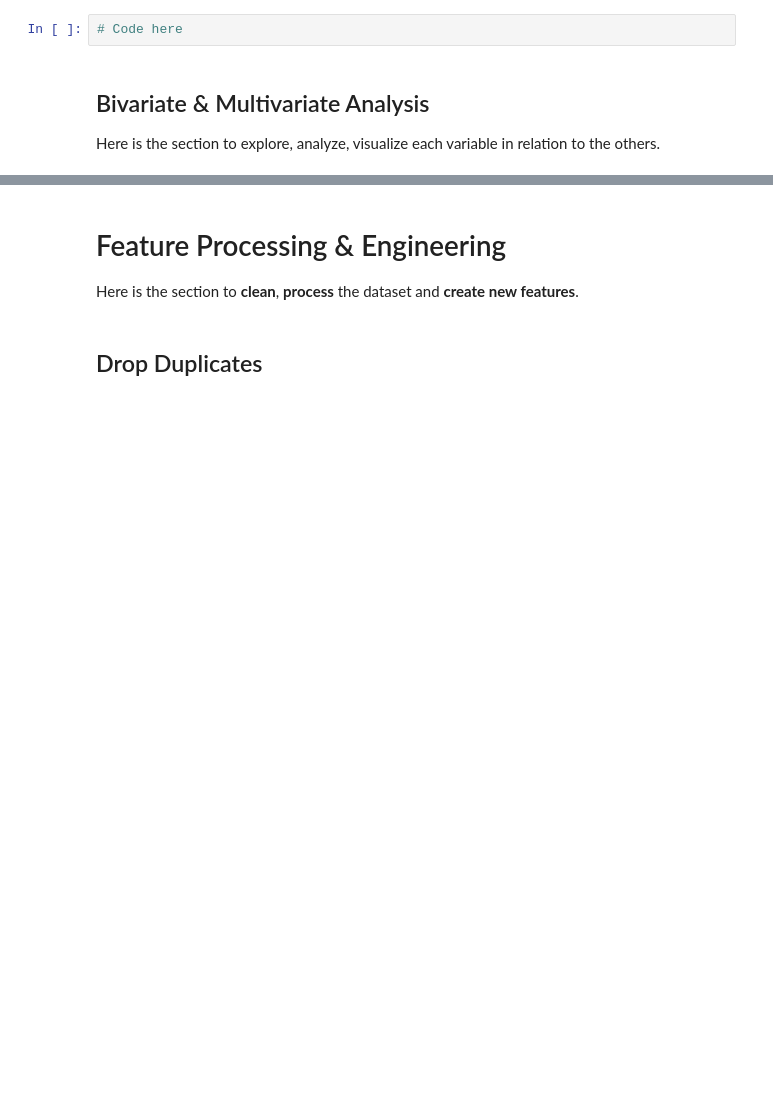
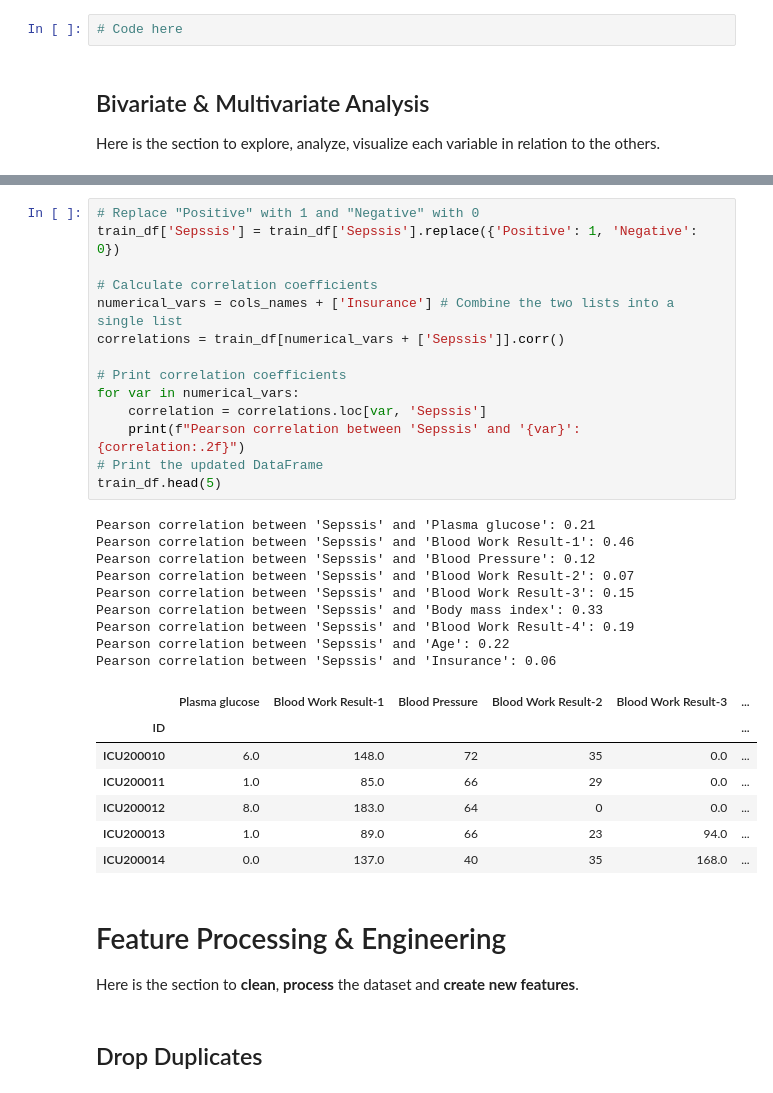
Before and after one commit to DeeeTeeee/CustomerChurnWithFastAPI, a Jupyter notebook: ML_Step_By_Step_Guide.ipynb, the cells around one changed output, grey strips where cells are left out. Cells and saved outputs as stored; diff of their text form; blank space fills up the shorter version.

```diff
--- a/ML_Step_By_Step_Guide.ipynb
+++ b/ML_Step_By_Step_Guide.ipynb
@@ -416,3 +492,34 @@ Here is the section to explore, analyze, visualize each variable in relation to
+# %%
+# Replace "Positive" with 1 and "Negative" with 0
+train_df['Sepssis'] = train_df['Sepssis'].replace({'Positive': 1, 'Negative': 0})
+
+# Calculate correlation coefficients
+numerical_vars = cols_names + ['Insurance'] # Combine the two lists into a single list
+correlations = train_df[numerical_vars + ['Sepssis']].corr()
+
+# Print correlation coefficients
+for var in numerical_vars:
+    correlation = correlations.loc[var, 'Sepssis']
+    print(f"Pearson correlation between 'Sepssis' and '{var}': {correlation:.2f}")
+# Print the updated DataFrame
+train_df.head(5)
+# %% [output]
+Pearson correlation between 'Sepssis' and 'Plasma glucose': 0.21
+Pearson correlation between 'Sepssis' and 'Blood Work Result-1': 0.46
+Pearson correlation between 'Sepssis' and 'Blood Pressure': 0.12
+Pearson correlation between 'Sepssis' and 'Blood Work Result-2': 0.07
+Pearson correlation between 'Sepssis' and 'Blood Work Result-3': 0.15
+Pearson correlation between 'Sepssis' and 'Body mass index': 0.33
+Pearson correlation between 'Sepssis' and 'Blood Work Result-4': 0.19
+Pearson correlation between 'Sepssis' and 'Age': 0.22
+Pearson correlation between 'Sepssis' and 'Insurance': 0.06
+|  | Plasma glucose | Blood Work Result-1 | Blood Pressure | Blood Work Result-2 | Blood Work Result-3 | ... |
+| ID |  |  |  |  |  | ... |
+| ICU200010 | 6.0 | 148.0 | 72 | 35 | 0.0 | ... |
+| ICU200011 | 1.0 | 85.0 | 66 | 29 | 0.0 | ... |
+| ICU200012 | 8.0 | 183.0 | 64 | 0 | 0.0 | ... |
+| ICU200013 | 1.0 | 89.0 | 66 | 23 | 94.0 | ... |
+| ICU200014 | 0.0 | 137.0 | 40 | 35 | 168.0 | ... |
 # %% [markdown]
 # Feature Processing & Engineering
 Here is the section to **clean**, **process** the dataset and **create new features**.
```
Also changed, not shown: parts of 5 cells of this notebook.
